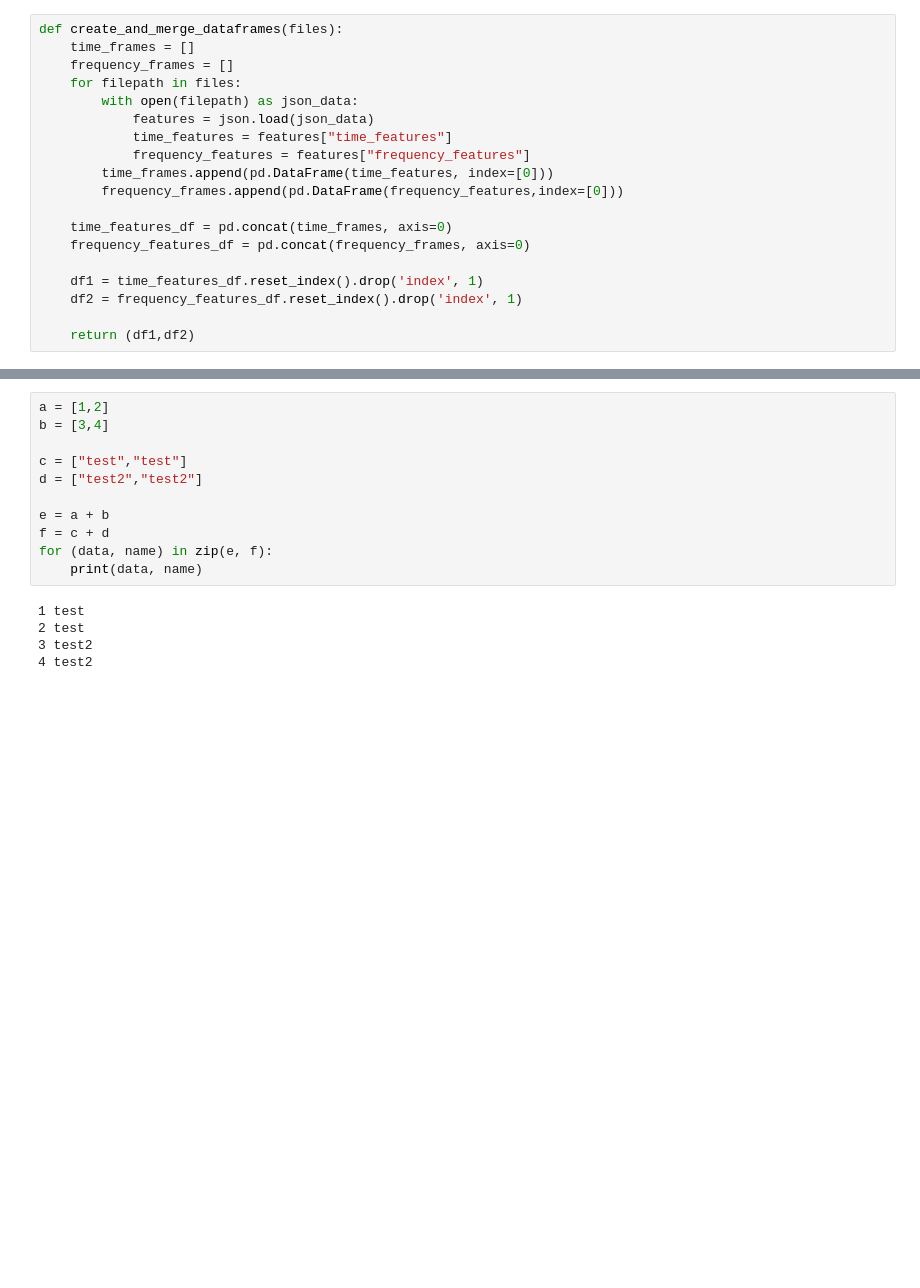
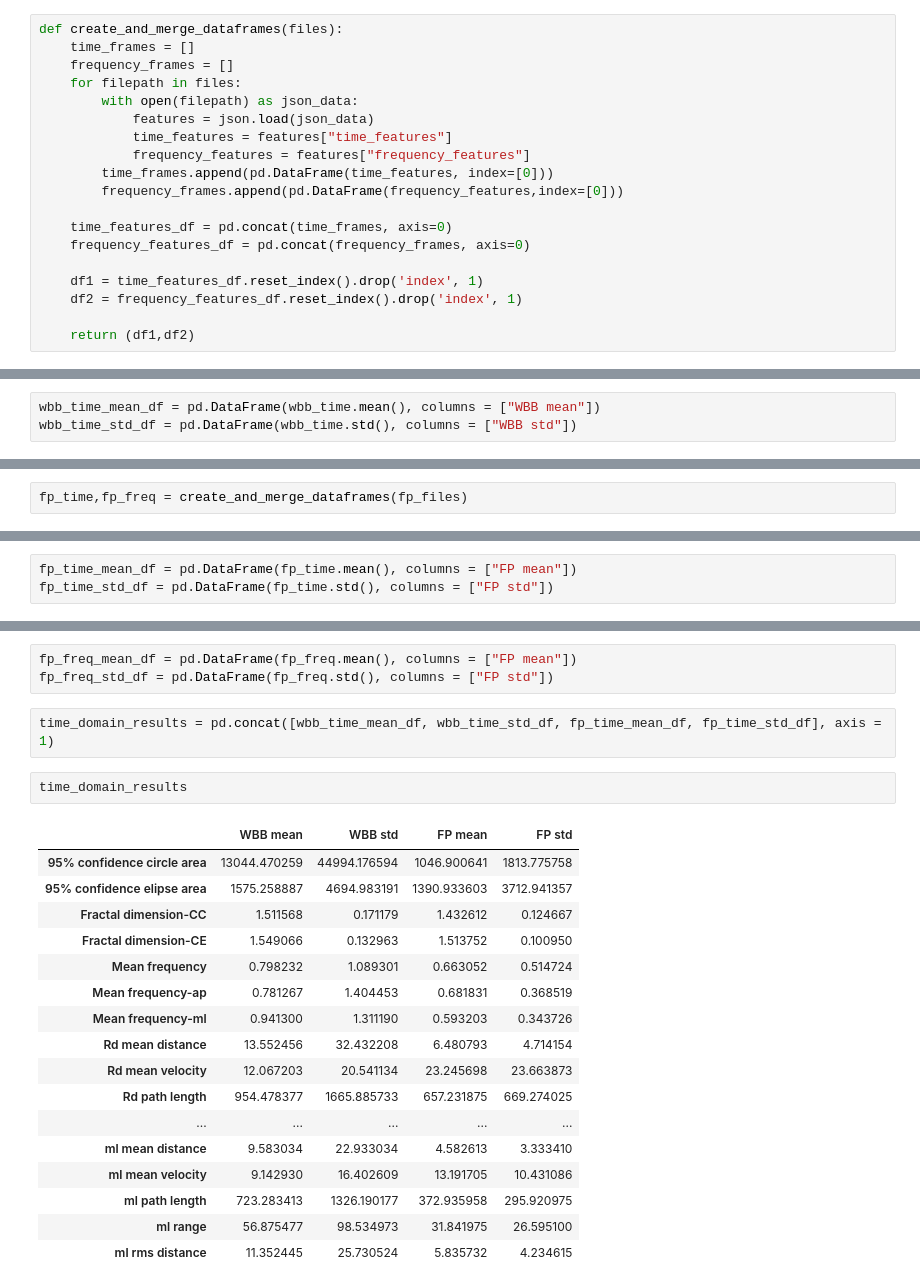
Before and after one commit to Antoninj/master_thesis, a Jupyter notebook: notebooks/results_analysis.ipynb, the cells around one changed output, grey strips where cells are left out. Cells and saved outputs as stored; diff of their text form; blank space fills up the shorter version.

```diff
--- a/notebooks/results_analysis.ipynb
+++ b/notebooks/results_analysis.ipynb
@@ -66,4 +66,7 @@ wbb_df1.head()
 | 3 | 8.377497 | NaN | 1.854726 | NaN | ... |
 | 4 | 17.839525 | NaN | 1.743681 | NaN | ... |
 5 rows × 23 columns
+# %%
+wbb_time_mean_df = pd.DataFrame(wbb_time.mean(), columns = ["WBB mean"])
+wbb_time_std_df = pd.DataFrame(wbb_time.std(), columns = ["WBB std"])
 # %%
@@ -86 +88,3 @@ fp_df2 = fp_df2.reset_index().drop('index', 1)
+# %%
+fp_time,fp_freq = create_and_merge_dataframes(fp_files)
 # %%
@@ -93,4 +97,7 @@ fp_df1.head()
 | 3 | 5.005497 | NaN | 1.525445 | NaN | ... |
 | 4 | 2.879589 | NaN | 1.605404 | NaN | ... |
 5 rows × 23 columns
+# %%
+fp_time_mean_df = pd.DataFrame(fp_time.mean(), columns = ["FP mean"])
+fp_time_std_df = pd.DataFrame(fp_time.std(), columns = ["FP std"])
 # %%
@@ -102,19 +109,28 @@ fp_df2.head()
 | 2 | 0.0 | 0.0 | 0.0 | 0.0 | ... |
 | 3 | 0.0 | 0.0 | 0.0 | 0.0 | ... |
 | 4 | 0.0 | 0.0 | 0.0 | 0.0 | ... |
-# %%
-a = [1,2]
-b = [3,4]
-
-c = ["test","test"]
-d = ["test2","test2"]
-
-e = a + b
-f = c + d
-for (data, name) in zip(e, f):
-    print(data, name)
-# %% [output]
-1 test
-2 test
-3 test2
-4 test2
+# %%
+fp_freq_mean_df = pd.DataFrame(fp_freq.mean(), columns = ["FP mean"])
+fp_freq_std_df = pd.DataFrame(fp_freq.std(), columns = ["FP std"])
+# %%
+time_domain_results = pd.concat([wbb_time_mean_df, wbb_time_std_df, fp_time_mean_df, fp_time_std_df], axis = 1)
+# %%
+time_domain_results
+# %% [output]
+|  | WBB mean | WBB std | FP mean | FP std |
+| 95% confidence circle area | 13044.470259 | 44994.176594 | 1046.900641 | 1813.775758 |
+| 95% confidence elipse area | 1575.258887 | 4694.983191 | 1390.933603 | 3712.941357 |
+| Fractal dimension-CC | 1.511568 | 0.171179 | 1.432612 | 0.124667 |
+| Fractal dimension-CE | 1.549066 | 0.132963 | 1.513752 | 0.100950 |
+| Mean frequency | 0.798232 | 1.089301 | 0.663052 | 0.514724 |
+| Mean frequency-ap | 0.781267 | 1.404453 | 0.681831 | 0.368519 |
+| Mean frequency-ml | 0.941300 | 1.311190 | 0.593203 | 0.343726 |
+| Rd mean distance | 13.552456 | 32.432208 | 6.480793 | 4.714154 |
+| Rd mean velocity | 12.067203 | 20.541134 | 23.245698 | 23.663873 |
+| Rd path length | 954.478377 | 1665.885733 | 657.231875 | 669.274025 |
+| ... | ... | ... | ... | ... |
+| ml mean distance | 9.583034 | 22.933034 | 4.582613 | 3.333410 |
+| ml mean velocity | 9.142930 | 16.402609 | 13.191705 | 10.431086 |
+| ml path length | 723.283413 | 1326.190177 | 372.935958 | 295.920975 |
+| ml range | 56.875477 | 98.534973 | 31.841975 | 26.595100 |
+| ml rms distance | 11.352445 | 25.730524 | 5.835732 | 4.234615 |
```
Also changed, not shown: parts of 8 cells of this notebook, 7 other files.
